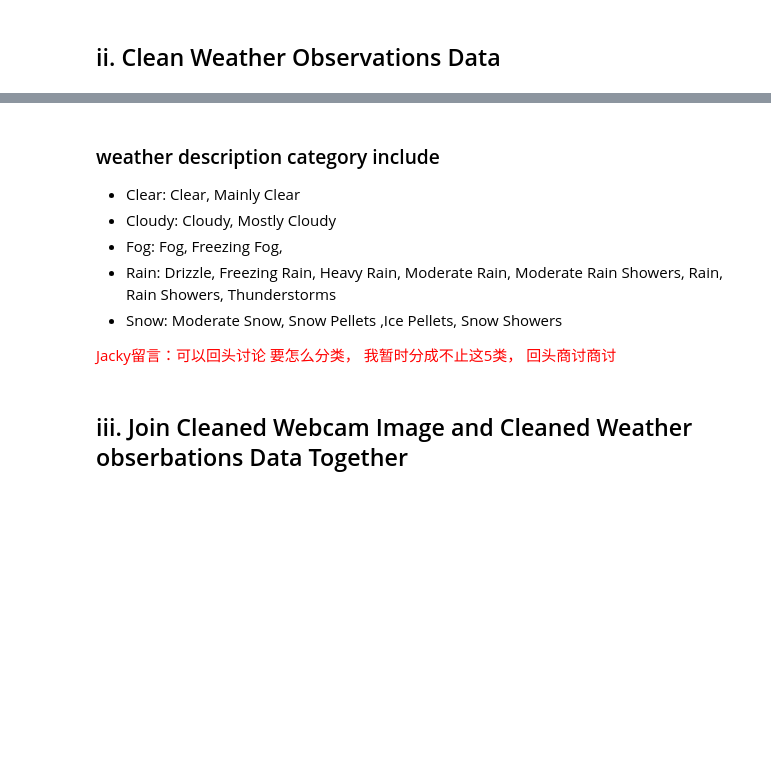
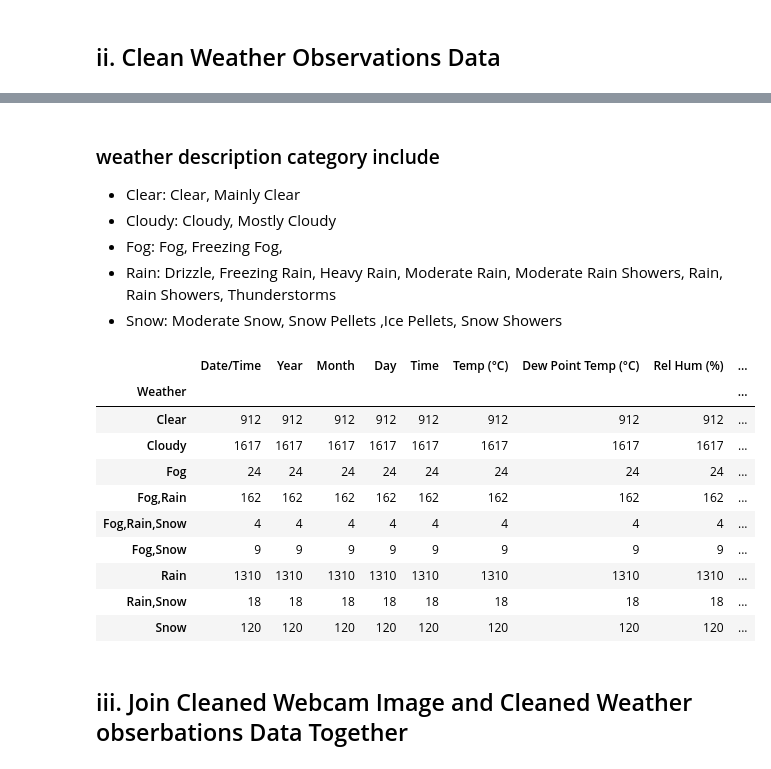
Before and after one commit to 00bear00/cmpt318, a Jupyter notebook: weather_prediction.ipynb, the cells around one changed output, grey strips where cells are left out. Cells and saved outputs as stored; diff of their text form; code cells hidden in the pictures; blank space fills up the shorter version.

```diff
--- a/weather_prediction.ipynb
+++ b/weather_prediction.ipynb
@@ -107,8 +136,6 @@ final_data = main_training_data_withoutHW.dropna().copy()
 - Fog: Fog, Freezing Fog,
 - Rain: Drizzle, Freezing Rain, Heavy Rain, Moderate Rain, Moderate Rain Showers, Rain, Rain Showers, Thunderstorms
 - Snow: Moderate Snow, Snow Pellets	,Ice Pellets, Snow Showers
-
-<font color=red>Jacky留言：可以回头讨论 要怎么分类， 我暂时分成不止这5类， 回头商讨商讨</font>
 # %%
 # CLEAN HUMAN-GENERATED WEATHER DESCRIPTION
 # SEE THE TOTAL VARIOUS WEATHER DESCRIPTION USE GROUPBY
@@ -234,9 +258,21 @@ final_data['Weather'] =final_data['Weather'].apply(clean_weather_description)
 # %%
 # final_data[final_data['Weather'] == 'Rain']
 # SHOW THE NEW WEATHER CATEGORY
-# final_data
-# weather_category = final_data.groupby('Weather').count()
-# weather_category
+final_data
+weather_category = final_data.groupby('Weather').count()
+weather_category
+# %% [output]
+|  | Date/Time | Year | Month | Day | Time | Temp (°C) | Dew Point Temp (°C) | Rel Hum (%) | ... |
+| Weather |  |  |  |  |  |  |  |  | ... |
+| Clear | 912 | 912 | 912 | 912 | 912 | 912 | 912 | 912 | ... |
+| Cloudy | 1617 | 1617 | 1617 | 1617 | 1617 | 1617 | 1617 | 1617 | ... |
+| Fog | 24 | 24 | 24 | 24 | 24 | 24 | 24 | 24 | ... |
+| Fog,Rain | 162 | 162 | 162 | 162 | 162 | 162 | 162 | 162 | ... |
+| Fog,Rain,Snow | 4 | 4 | 4 | 4 | 4 | 4 | 4 | 4 | ... |
+| Fog,Snow | 9 | 9 | 9 | 9 | 9 | 9 | 9 | 9 | ... |
+| Rain | 1310 | 1310 | 1310 | 1310 | 1310 | 1310 | 1310 | 1310 | ... |
+| Rain,Snow | 18 | 18 | 18 | 18 | 18 | 18 | 18 | 18 | ... |
+| Snow | 120 | 120 | 120 | 120 | 120 | 120 | 120 | 120 | ... |
 # %% [markdown]
 ## iii. Join Cleaned Webcam Image and Cleaned Weather obserbations Data Together
 # %%
```
Also changed, not shown: parts of 35 cells of this notebook, 2 other files.
